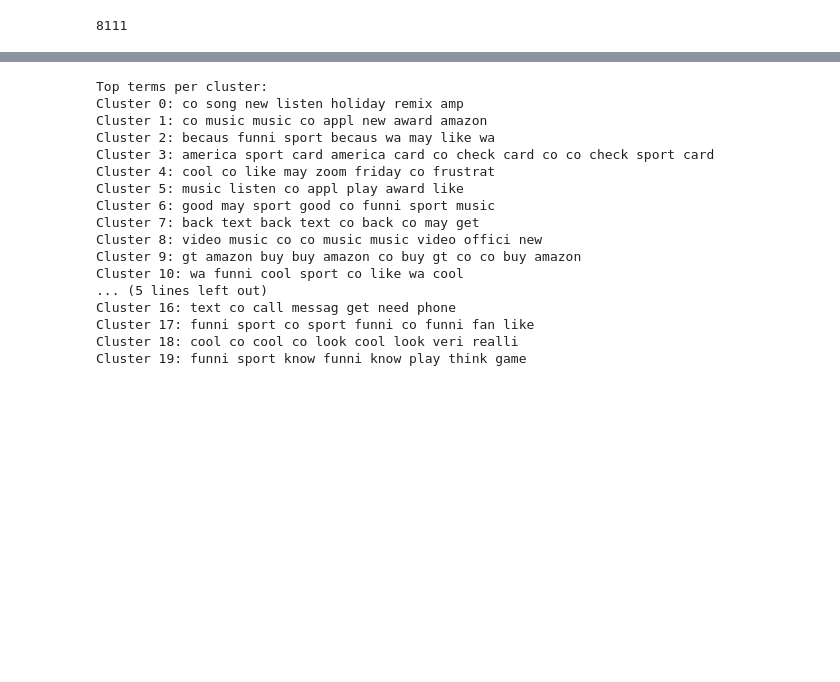
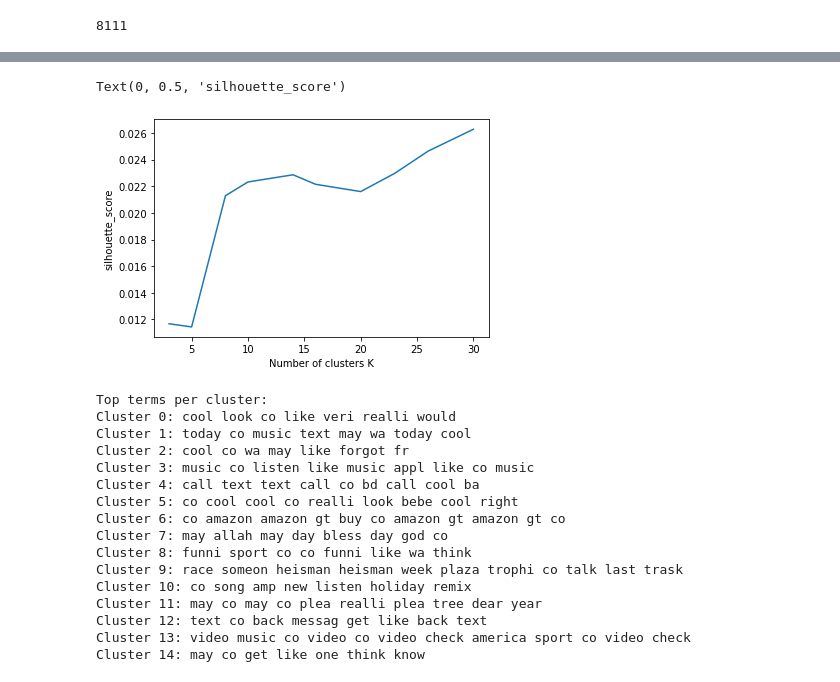
Before and after one commit to Ouala-BJ/Project_TweetsAnalysis, a Jupyter notebook: Tweets_Clustering.ipynb, the cells around one changed output, grey strips where cells are left out. Cells and saved outputs as stored; diff of their text form; code cells hidden in the pictures; blank space fills up the shorter version.

```diff
--- a/Tweets_Clustering.ipynb
+++ b/Tweets_Clustering.ipynb
@@ -461,6 +434,13 @@ Text(0, 0.5, 'silhouette_score')
+# %%
+plt.plot(n_cluster, scores)
+plt.xlabel('Number of clusters K')
+plt.ylabel('silhouette_score')
+# %% [output]
+Text(0, 0.5, 'silhouette_score')
+[figure, added]
 # %%
 from sklearn.cluster import KMeans
-true_k=20
+true_k=15
 model = KMeans(n_clusters=true_k,init='k-means++',max_iter=300,n_init=10,random_state=0)
 model.fit(X)
 print("Top terms per cluster:")
@@ -473,19 +453,18 @@ for i in range(true_k):
     print()
 # %% [output]
 Top terms per cluster:
-Cluster 0: co song new listen holiday remix amp
-Cluster 1: co music music co appl new award amazon
-Cluster 2: becaus funni sport becaus wa may like wa
-Cluster 3: america sport card america card co check card co co check sport card
-Cluster 4: cool co like may zoom friday co frustrat
-Cluster 5: music listen co appl play award like
-Cluster 6: good may sport good co funni sport music
-Cluster 7: back text back text co back co may get
-Cluster 8: video music co co music music video offici new
-Cluster 9: gt amazon buy buy amazon co buy gt co co buy amazon
-Cluster 10: wa funni cool sport co like wa cool
-... (5 lines left out)
-Cluster 16: text co call messag get need phone
-Cluster 17: funni sport co sport funni co funni fan like
-Cluster 18: cool co cool co look cool look veri realli
-Cluster 19: funni sport know funni know play think game
+Cluster 0: cool look co like veri realli would
+Cluster 1: today co music text may wa today cool
+Cluster 2: cool co wa may like forgot fr
+Cluster 3: music co listen like music appl like co music
+Cluster 4: call text text call co bd call cool ba
+Cluster 5: co cool cool co realli look bebe cool right
+Cluster 6: co amazon amazon gt buy co amazon gt amazon gt co
+Cluster 7: may allah may day bless day god co
+Cluster 8: funni sport co co funni like wa think
+Cluster 9: race someon heisman heisman week plaza trophi co talk last trask
+Cluster 10: co song amp new listen holiday remix
+Cluster 11: may co may co plea realli plea tree dear year
+Cluster 12: text co back messag get like back text
+Cluster 13: video music co video co video check america sport co video check
+Cluster 14: may co get like one think know
```
Also changed, not shown: parts of 26 cells of this notebook.
